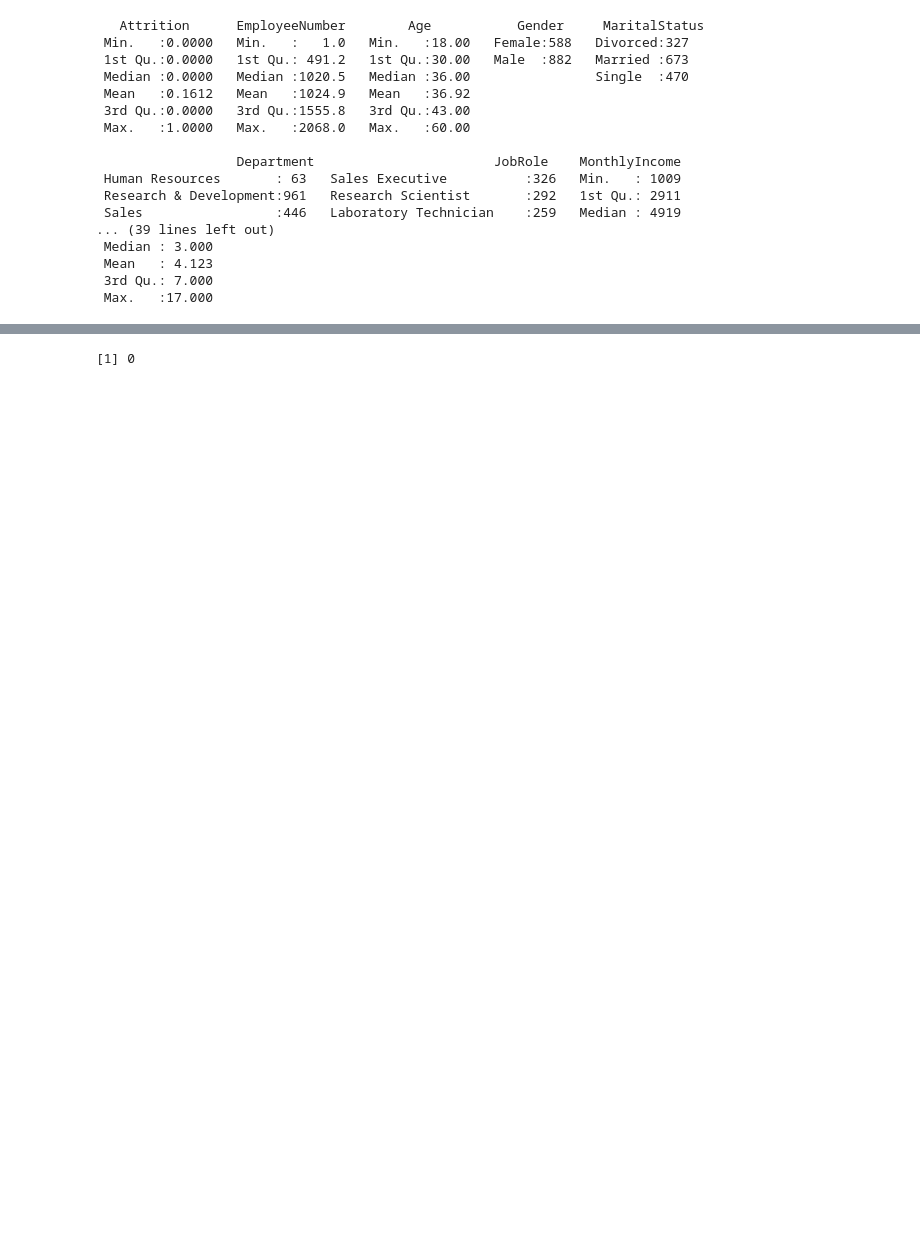
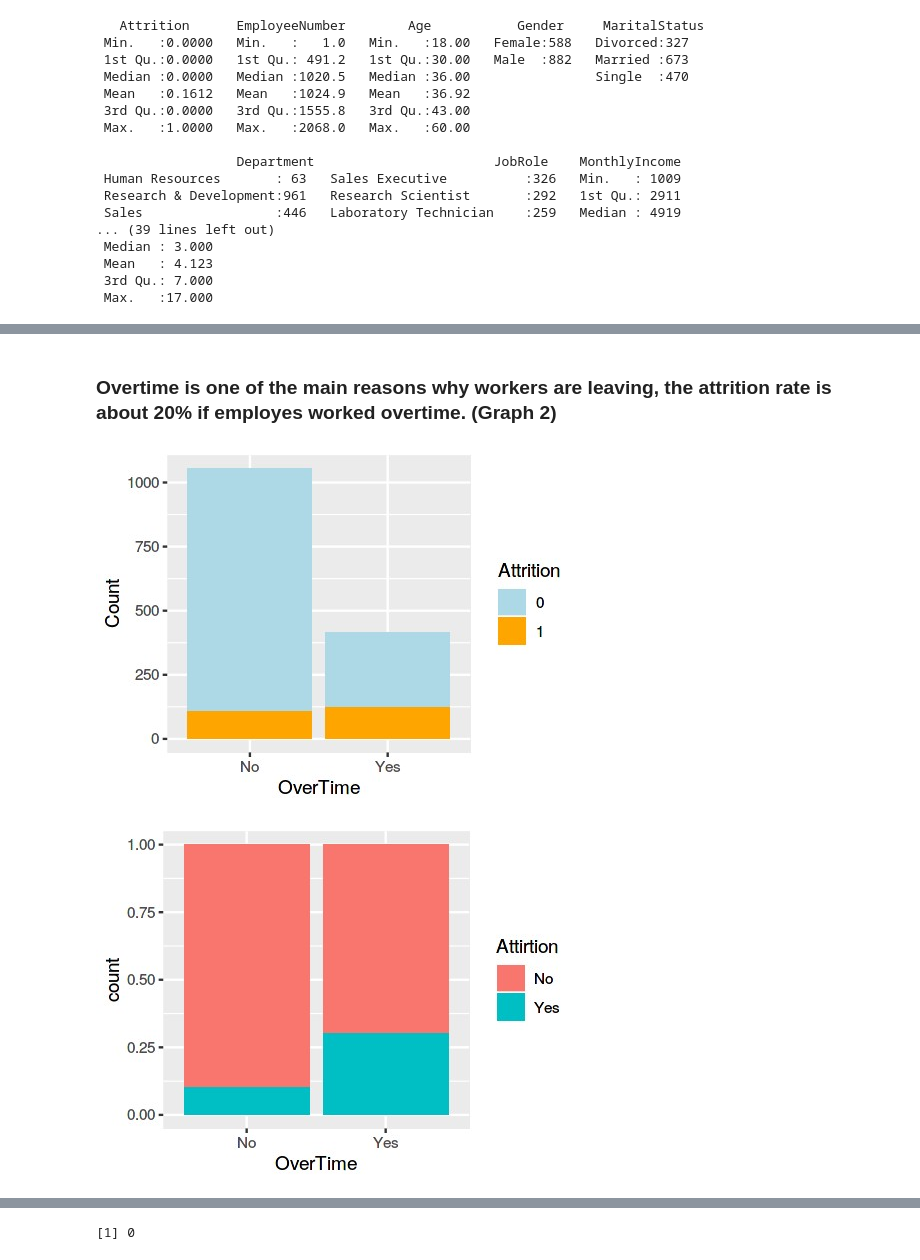
Before and after one commit to puliubyuh/hr_project, a Jupyter notebook: utf-8''hr_code (1).ipynb, the cells around one changed output, grey strips where cells are left out. Cells and saved outputs as stored; diff of their text form; code cells hidden in the pictures; blank space fills up the shorter version.

```diff
--- a/utf-8''hr_code (1).ipynb
+++ b/utf-8''hr_code (1).ipynb
@@ -99,0 +168,15 @@ A matrix: 17 x 17 of type dbl
+# %% [markdown]
+### Overtime is one of the main reasons why workers are leaving, the attrition rate is about 20% if employes worked overtime. (Graph 2)
+# %%
+# Using ggplot to visulize the relationship between overtime and attrition
+p<- ggplot(hr_data,aes(OverTime,fill=factor(Attrition))) +
+  geom_bar() +
+  xlab("OverTime") +
+  ylab("Count") +
+  labs(fill = "Attrition")
+p + scale_fill_manual(values = c("lightblue", "orange"))
+p<- ggplot(hr_data, aes(x = OverTime, fill = factor(Attrition))) + geom_bar(position = "fill")
+p + scale_fill_discrete(name = "Attirtion", labels = c("No", "Yes"))
+# %% [output]
+[figure, added]
+[figure, added]
```
Also changed, not shown: parts of 45 cells of this notebook.
